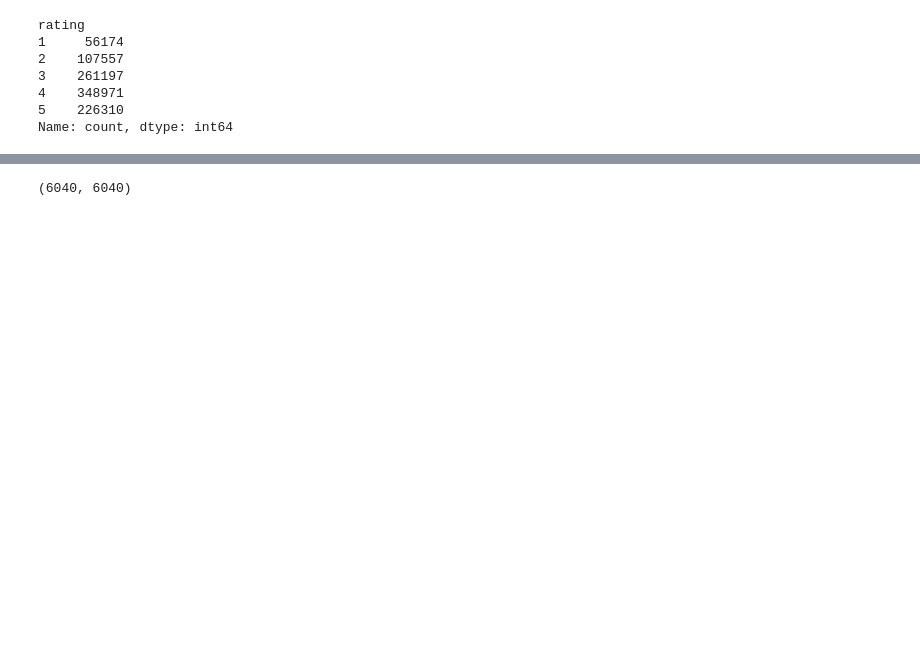
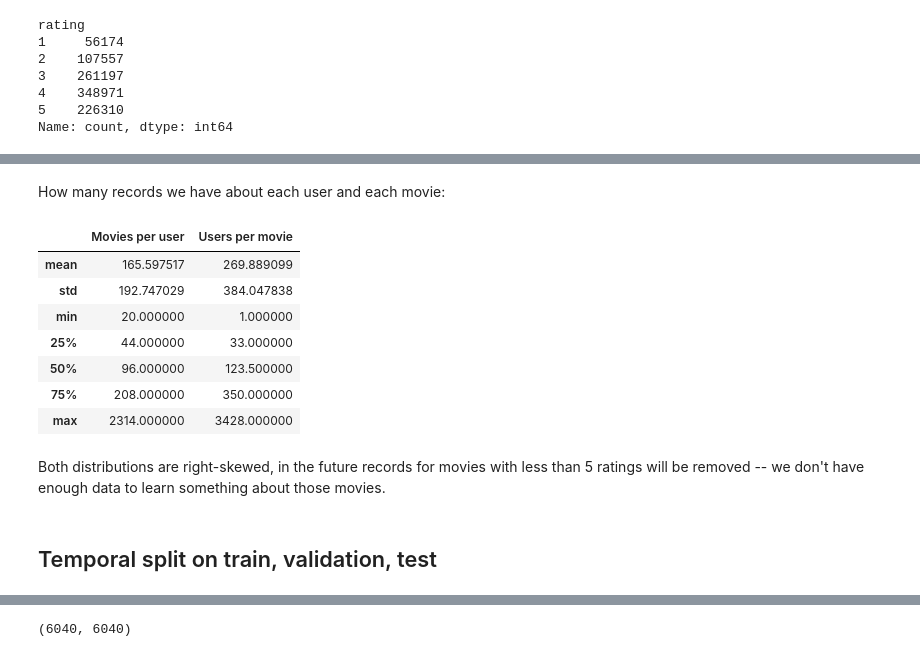
Before and after one commit to maria-khanina/movie_recommender, a Jupyter notebook: logic/factorization_machine.ipynb, the cells around one changed output, grey strips where cells are left out. Saved outputs shown, nothing was run; the diff lists cells and outputs as text; code cells hidden in the pictures; blank space fills up the shorter version.

```diff
--- a/logic/factorization_machine.ipynb
+++ b/logic/factorization_machine.ipynb
@@ -321,0 +152,22 @@ np.float64(0.29751655629139073)
+# %% [markdown]
+How many records we have about each user and each movie:
+# %%
+movies_per_user = ratings_df.groupby("user_id").size().describe()
+users_per_movie = ratings_df.groupby("movie_id").size().describe()
+pd.DataFrame({
+    "Movies per user": movies_per_user,
+    "Users per movie": users_per_movie
+}, index=["mean", "std", "min", "25%", "50%", "75%", "max"])
+# %% [output]
+|  | Movies per user | Users per movie |
+| mean | 165.597517 | 269.889099 |
+| std | 192.747029 | 384.047838 |
+| min | 20.000000 | 1.000000 |
+| 25% | 44.000000 | 33.000000 |
+| 50% | 96.000000 | 123.500000 |
+| 75% | 208.000000 | 350.000000 |
+| max | 2314.000000 | 3428.000000 |
+# %% [markdown]
+Both distributions are right-skewed, in the future records for movies with less than 5 ratings will be removed -- we don't have enough data to learn something about those movies.
+# %% [markdown]
+## Temporal split on train, validation, test
```
Also changed, not shown: parts of 139 cells of this notebook.
